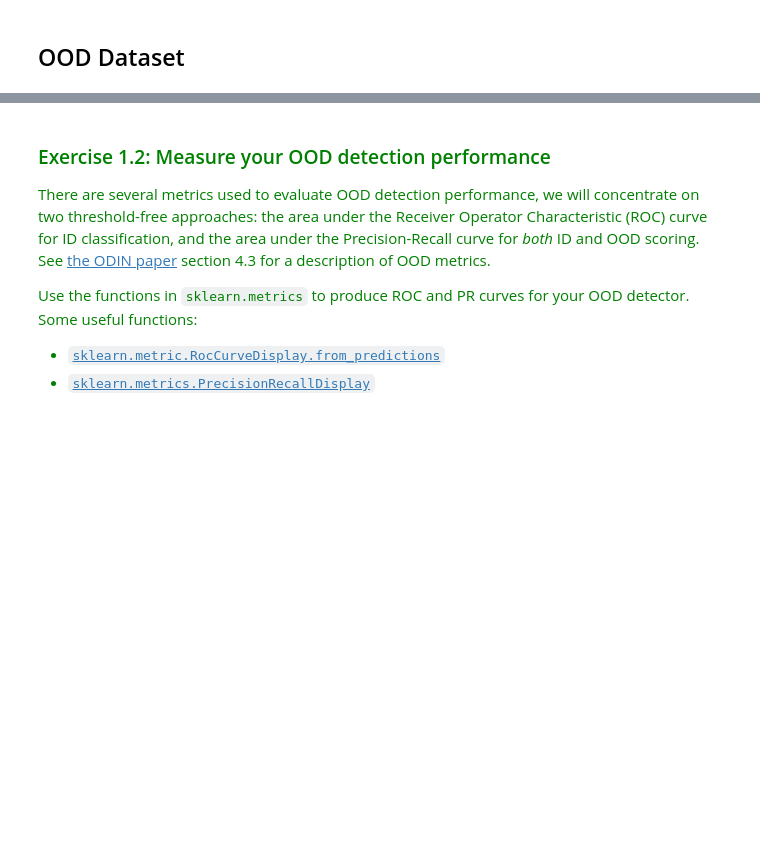
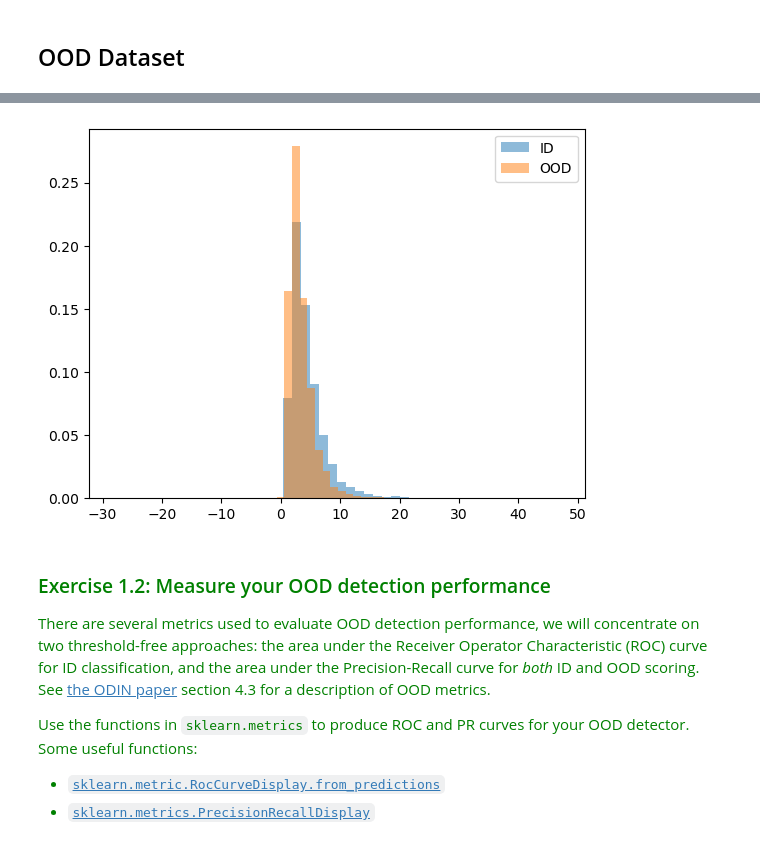
Before and after one commit to vittoriocasula/DLA-Project, a Jupyter notebook: lab4/Lab4.ipynb, the cells around one changed output, grey strips where cells are left out. Cells and saved outputs as stored; diff of their text form; code cells hidden in the pictures; blank space fills up the shorter version.

```diff
--- a/lab4/Lab4.ipynb
+++ b/lab4/Lab4.ipynb
@@ -67,8 +71,9 @@ In this exercise your _OOD Detector_ should produce a score representing how "ou
 
 </span>
 # %%
-batch_size = 64
+batch_size = 1
 epochs = 20
 lr = 0.01
 val_size = 10000
+epochs = 50
 # %%
@@ -253,0 +302,19 @@ print(len(set(id_classes + ood_classes)))
+# %%
+class CNN(nn.Module):
+    def __init__(self):
+        super().__init__()
+        self.conv1 = nn.Conv2d(3, 6, 5)
+        self.pool = nn.MaxPool2d(2, 2)
+        self.conv2 = nn.Conv2d(6, 16, 5)
+        self.fc1 = nn.Linear(16 * 5 * 5, 120)
+        self.fc2 = nn.Linear(120, 84)
+        self.fc3 = nn.Linear(84, 10)
+
+    def forward(self, x):
+        x = self.pool(F.relu(self.conv1(x)))
+        x = self.pool(F.relu(self.conv2(x)))
+        x = torch.flatten(x, 1)
+        x = F.relu(self.fc1(x))
+        x = F.relu(self.fc2(x))
+        x = self.fc3(x)
+        return x
@@ -253,0 +357,3 @@ print(len(set(id_classes + ood_classes)))
+# %%
+model.load_state_dict(torch.load(path_model))
+model
@@ -254,3 +369,25 @@ print(len(set(id_classes + ood_classes)))
+# %%
+# Function to collect all logits from the model on entire dataset.
+def collect_logits(model, dl):
+    logits = []
+    with torch.no_grad():
+        for Xs, _ in dl:
+            logits.append(model(Xs.to(device)).cpu().numpy())
+    return np.vstack(logits)
+
+
+def hist_id_ood(model, id_data, ood_data):
+    # Collect logits on CIFAR-10 test set (ID) and noise (very OOD).
+    logits_ID = collect_logits(model, id_data)
+    logits_OOD = collect_logits(model, ood_data)
+    # Plot the *distribution* of max logit outputs.
+    _ = plt.hist(logits_ID.max(1), 50, density=True, alpha=0.5, label="ID")
+    _ = plt.hist(logits_OOD.max(1), 50, density=True, alpha=0.5, label="OOD")
+    plt.legend()
+# %%
+hist_id_ood(model, id_data, ood_data)
+# %% [output]
+[figure, added]
 # %% [markdown]
 <span style="color: green;">
 
```
Also changed, not shown: parts of 30 cells of this notebook, 1 other file.
